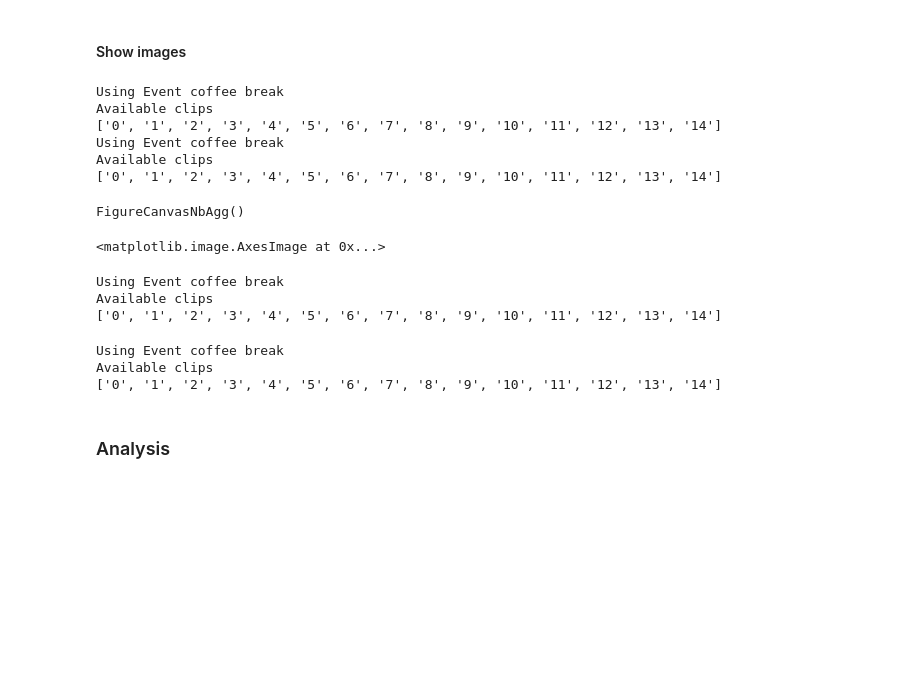
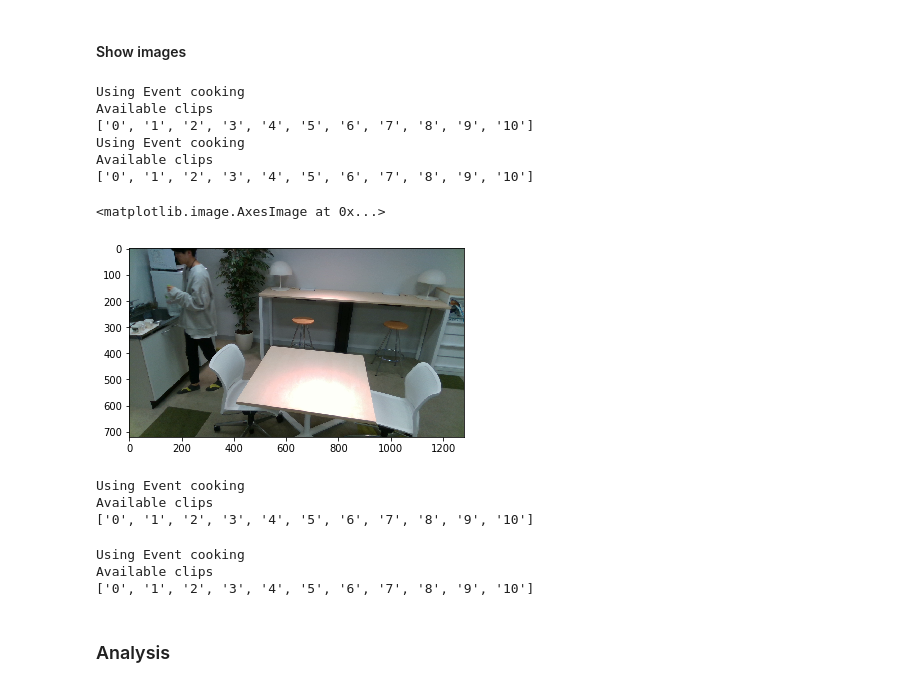
Before and after one commit to haruishi43/action_mapping, a Jupyter notebook: notebook/event_map.ipynb, the cells around one changed output. Saved outputs shown, nothing was run; the diff lists cells and outputs as text; code cells hidden in the pictures; blank space fills up the shorter version.

```diff
--- a/notebook/event_map.ipynb
+++ b/notebook/event_map.ipynb
@@ -33,16 +30,19 @@ clip_id = 0
+# %%
+event = events[4]
+clip_id = 2
 # %% [markdown]
 #### Show images
 # %%
-dm = ShortClipManagement(coffee, CLIPS_ROOT, SAVE_ROOT)
-clips = dm.change_event(coffee)
+dm = ShortClipManagement(event, CLIPS_ROOT, SAVE_ROOT)
+clips = dm.change_event(event)
 
 clip = clips[clip_id]
 rgb_images = dm.get_sorted_rgb_images(clip)
 # %% [output]
-Using Event coffee break
+Using Event cooking
 Available clips
-['0', '1', '2', '3', '4', '5', '6', '7', '8', '9', '10', '11', '12', '13', '14']
-Using Event coffee break
+['0', '1', '2', '3', '4', '5', '6', '7', '8', '9', '10']
+Using Event cooking
 Available clips
-['0', '1', '2', '3', '4', '5', '6', '7', '8', '9', '10', '11', '12', '13', '14']
+['0', '1', '2', '3', '4', '5', '6', '7', '8', '9', '10']
 # %%
@@ -51,27 +52,27 @@ Available clips
 import matplotlib.pyplot as plt
 import matplotlib.image as mpimg
 # %%
-image_num = 100
+image_num = 201
 
 image_path = os.path.join(dm.get_rgb_path(clip), rgb_images[image_num])
 
 image = mpimg.imread(image_path)
 plt.imshow(image)
 # %% [output]
-FigureCanvasNbAgg()
+<matplotlib.image.AxesImage at 0x...>
-<matplotlib.image.AxesImage at 0x...>
+[figure, added]
 # %%
-manager = ClipsSavedDataManagement(event=coffee, root_path=SAVE_ROOT)
+manager = ClipsSavedDataManagement(event=event, root_path=SAVE_ROOT)
 # %% [output]
-Using Event coffee break
+Using Event cooking
 Available clips
-['0', '1', '2', '3', '4', '5', '6', '7', '8', '9', '10', '11', '12', '13', '14']
+['0', '1', '2', '3', '4', '5', '6', '7', '8', '9', '10']
 # %%
-clips = manager.change_event(coffee)
+clips = manager.change_event(event)
 # %% [output]
-Using Event coffee break
+Using Event cooking
 Available clips
-['0', '1', '2', '3', '4', '5', '6', '7', '8', '9', '10', '11', '12', '13', '14']
+['0', '1', '2', '3', '4', '5', '6', '7', '8', '9', '10']
 # %%
 clip = clips[clip_id]  # choose first clip
 # %% [markdown]
```
Also changed, not shown: parts of 45 cells of this notebook, 19 other files.
